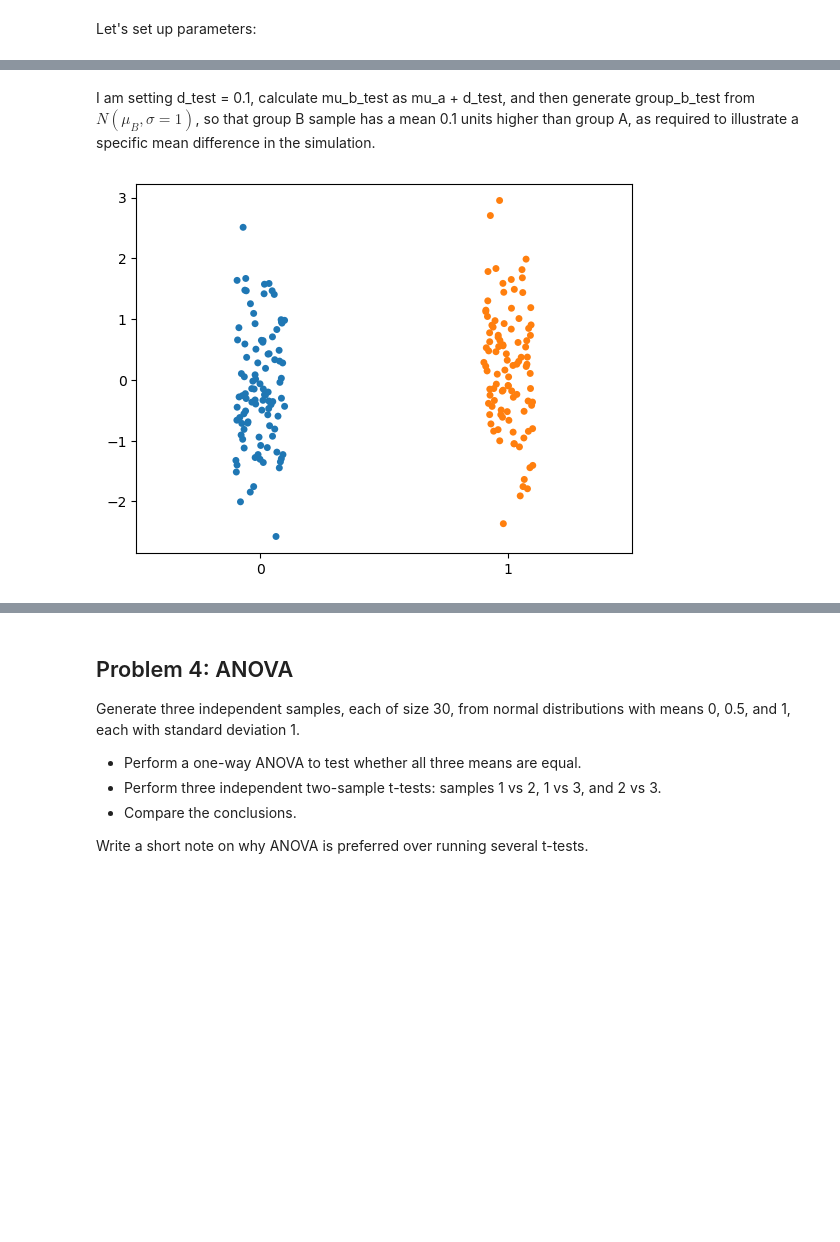
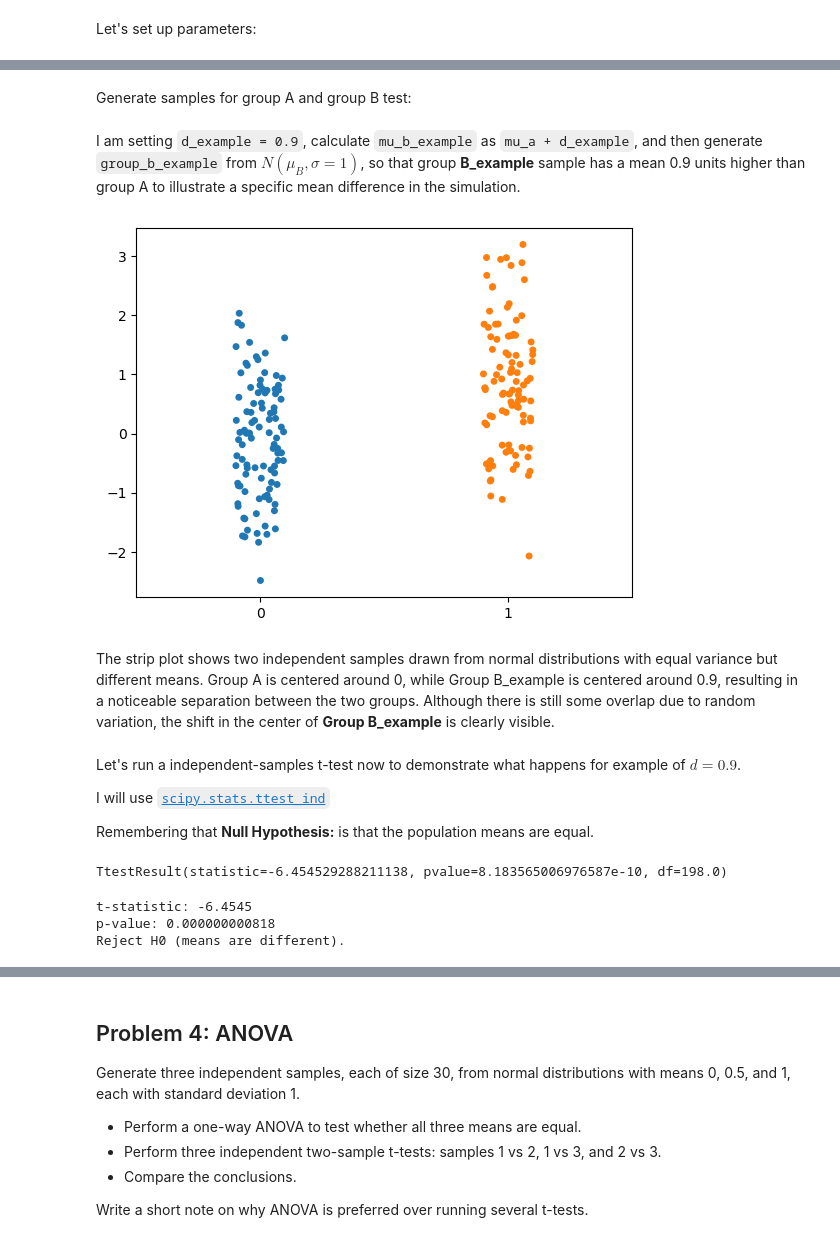
Before and after one commit to mondbr/applied_statistics, a Jupyter notebook: problems.ipynb, the cells around one changed output, grey strips where cells are left out. Cells and saved outputs as stored; diff of their text form; code cells hidden in the pictures; blank space fills up the shorter version.

```diff
--- a/problems.ipynb
+++ b/problems.ipynb
@@ -1431,8 +1430,10 @@ ds = [0, 0.1, 0.2, 0.3, 0.4, 0.5, 0.6, 0.7, 0.8, 0.9, 1.0] # mean differences
 # %%
-# test for plotting
-# test value of d - d is the mean difference between group A and group B
-d_test = 0.1
-mu_b_test = mu_a + d_test
+# example for plotting
+# example value of d: d is the mean difference between group A and group B test
+d_example = 0.9
+mu_b_example = mu_a + d_example
+# %% [markdown]
+Generate samples for group A and group B test:
 # %%
 # Generate samples for group A and group B test
 # https://numpy.org/doc/stable/reference/random/generated/numpy.random.normal.html
@@ -1440,15 +1441,44 @@ mu_b_test = mu_a + d_test
 
 
 group_a = np.random.normal(loc=mu_a, scale=sigma, size=n) # generate group A random sampleof size 100 from N(0,1).
-# group_b = np.random.normal(loc=mu_b, scale=sigma, size=n)   # generate group B random sample of size 100 from N(d,1).
 
 
-group_b_test = np.random.normal(loc=mu_b_test, scale=sigma, size=n) # testing for generating group B random
+group_b_example = np.random.normal(loc=mu_b_example, scale=sigma, size=n) # testing for generating group B random
 # %% [markdown]
-I am setting d_test = 0.1, calculate mu_b_test as mu_a + d_test, and then generate group_b_test from $N(μ_B,σ=1)$, so that group B sample has a mean 0.1 units higher than group A, as required to illustrate a specific mean difference in the simulation.
+I am setting `d_example = 0.9`, calculate `mu_b_example` as `mu_a + d_example`, and then generate `group_b_example` from $N(μ_B,σ=1)$, so that group **B_example** sample has a mean 0.9 units higher than group A to illustrate a specific mean difference in the simulation.
 # %%
-# Create a strip plot for fixed d.
+# Create a strip plot for fixed d = 0.9.
+
 # https://seaborn.pydata.org/generated/seaborn.stripplot.html
-sns.stripplot(data=[group_a, group_b_test]);
+sns.stripplot(data=[group_a, group_b_example]);
 # %% [output]
-[figure, old version]
+[figure, new version]
+# %% [markdown]
+The strip plot shows two independent samples drawn from normal distributions with equal variance but different means. Group A is centered around 0, while Group B_example is centered around 0.9, resulting in a noticeable separation between the two groups. Although there is still some overlap due to random variation, the shift in the center of **Group B_example** is clearly visible.
+# %% [markdown]
+Let's run a independent-samples t-test now to demonstrate what happens for example of $d=0.9$.
+
+I will use [`scipy.stats.ttest_ind`](https://docs.scipy.org/doc/scipy/reference/generated/scipy.stats.ttest_ind.html#ttest-ind)
+
+Remembering that **Null Hypothesis:** is that the population means are equal.
+# %%
+# Perform a t-test.
+stats.ttest_ind(group_a, group_b_example)
+# %% [output]
+TtestResult(statistic=-6.454529288211138, pvalue=8.183565006976587e-10, df=198.0)
+# %%
+# Perform t-test
+# https://docs.scipy.org/doc/scipy/reference/generated/scipy.stats.ttest_ind.html
+
+t_stat, p_value = stats.ttest_ind(group_a, group_b_example)
+print(f"t-statistic: {t_stat:.4f}")
+print(f"p-value: {p_value:.12f}")
+
+if p_value < alpha:
+    print("Reject H0 (means are different).")
+else:
+    print("Fail to reject H0.")
+# %% [output]
+t-statistic: -6.4545
+p-value: 0.000000000818
+Reject H0 (means are different).
```
Also changed, not shown: parts of 47 cells of this notebook, 2 other files.
